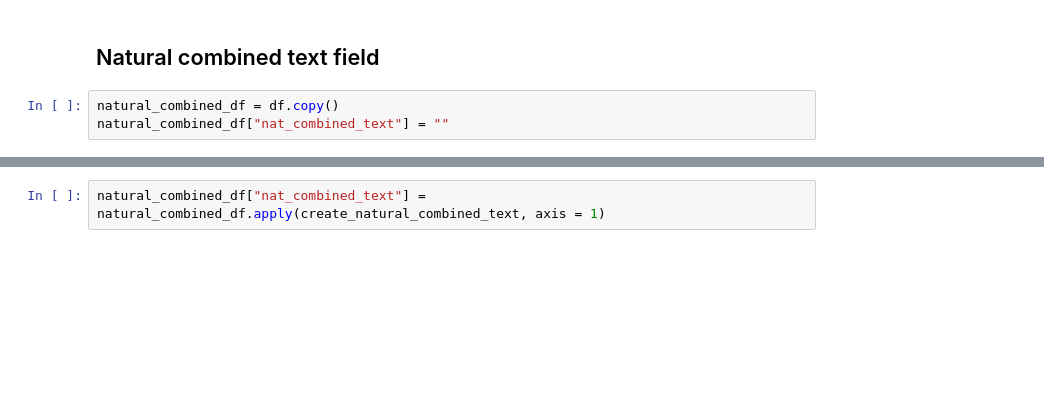
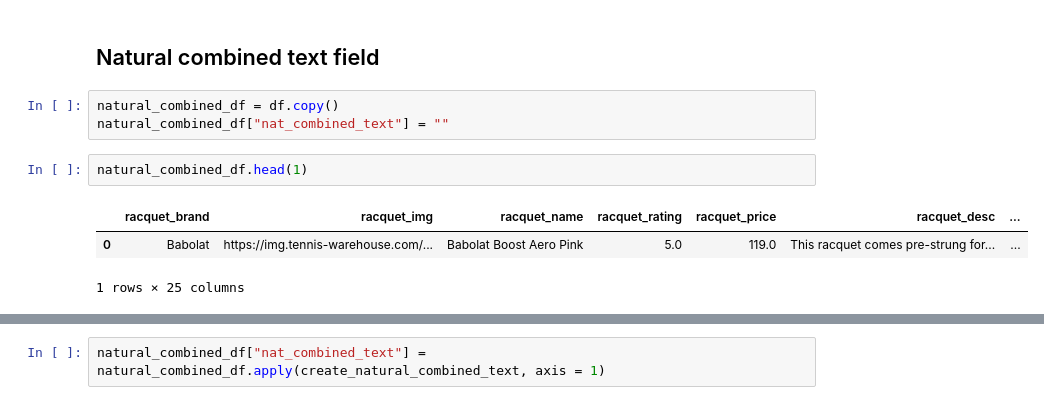
Before and after one commit to r0hankrishnan/racket-semantic-search, a Jupyter notebook: notebooks/02-combine-text.ipynb, the cells around one changed output, grey strips where cells are left out. Cells and saved outputs as stored; diff of their text form; blank space fills up the shorter version.

```diff
--- a/notebooks/02-combine-text.ipynb
+++ b/notebooks/02-combine-text.ipynb
@@ -149,3 +205,9 @@ struct_combined_df[["racquet_name", "racquet_price", "structured_combined_text"]
 # %%
 natural_combined_df = df.copy()
 natural_combined_df["nat_combined_text"] = ""
+# %%
+natural_combined_df.head(1)
+# %% [output]
+|  | racquet_brand | racquet_img | racquet_name | racquet_rating | racquet_price | racquet_desc | ... |
+| 0 | Babolat | https://img.tennis-warehouse.com/... | Babolat Boost Aero Pink | 5.0 | 119.0 | This racquet comes pre-strung for... | ... |
+1 rows × 25 columns
```
Also changed, not shown: parts of 25 cells of this notebook, 10 other files.
